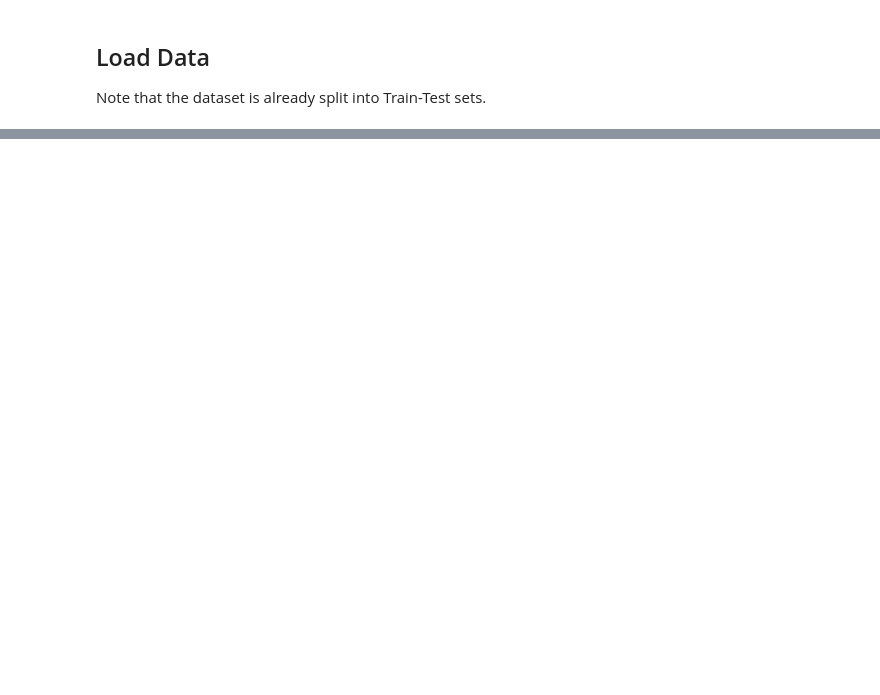
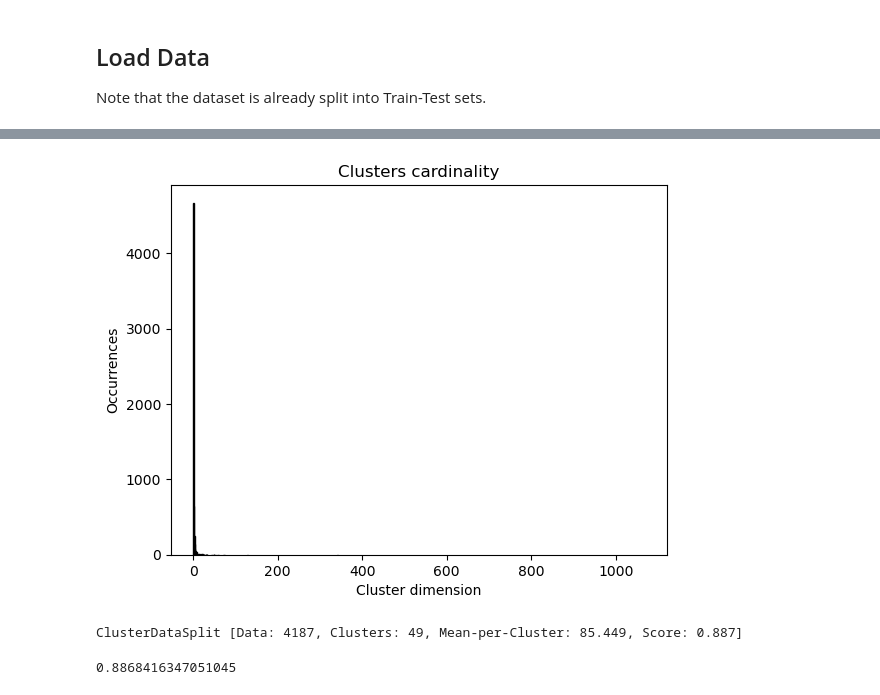
Before and after one commit to RuieX/clustering, a Jupyter notebook: src/notebooks/mean_shift.ipynb, the cells around one changed output, grey strips where cells are left out. Saved outputs shown, nothing was run; the diff lists cells and outputs as text; code cells hidden in the pictures; blank space fills up the shorter version.

```diff
--- a/src/notebooks/mean_shift.ipynb
+++ b/src/notebooks/mean_shift.ipynb
@@ -60,0 +101,4 @@ tuned_knnclsf = ms.model_selector(estimator=knnclsf,properties=properties,scorin
+# %%
+clusters.plot_frequencies_histo()
+# %% [output]
+[figure, added]
@@ -60,0 +107,8 @@ tuned_knnclsf = ms.model_selector(estimator=knnclsf,properties=properties,scorin
+# %%
+clusters_best
+# %% [output]
+ClusterDataSplit [Data: 4187, Clusters: 49, Mean-per-Cluster: 85.449, Score: 0.887]
+# %%
+clusters_best.rand_index_score
+# %% [output]
+0.8868416347051045
```
Also changed, not shown: parts of 33 cells of this notebook, 1 other file.
